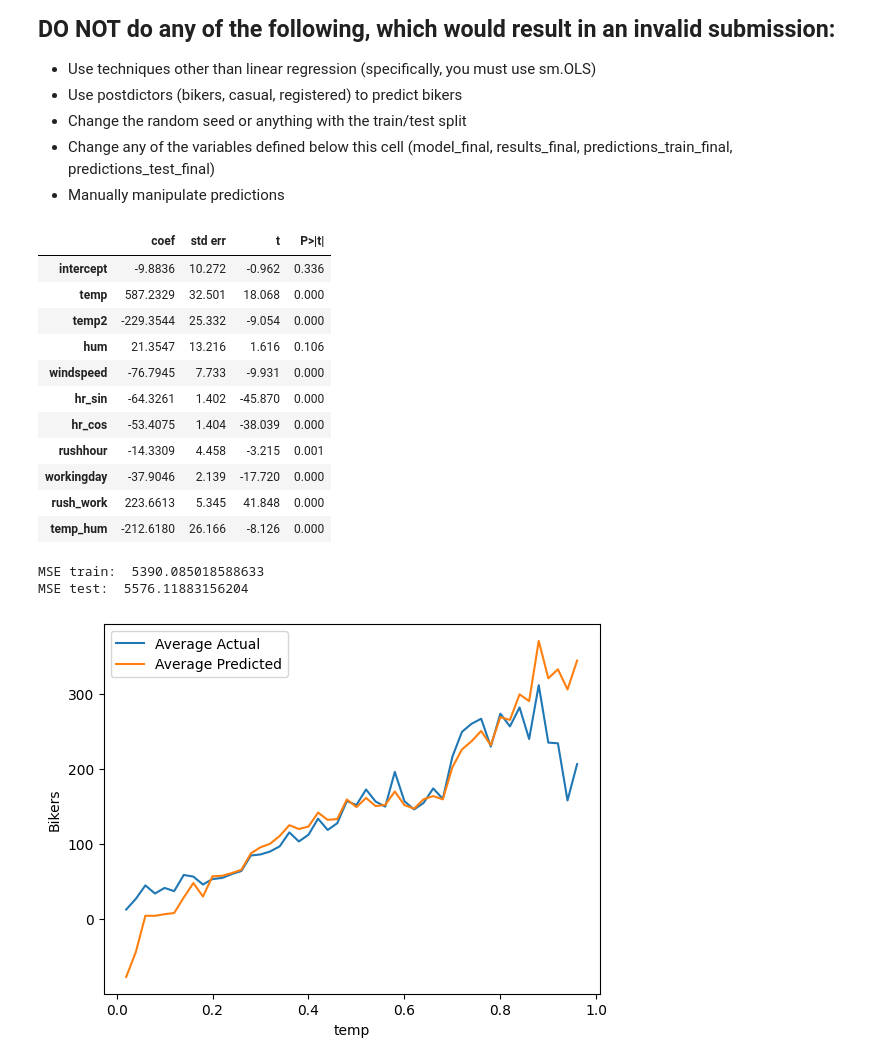
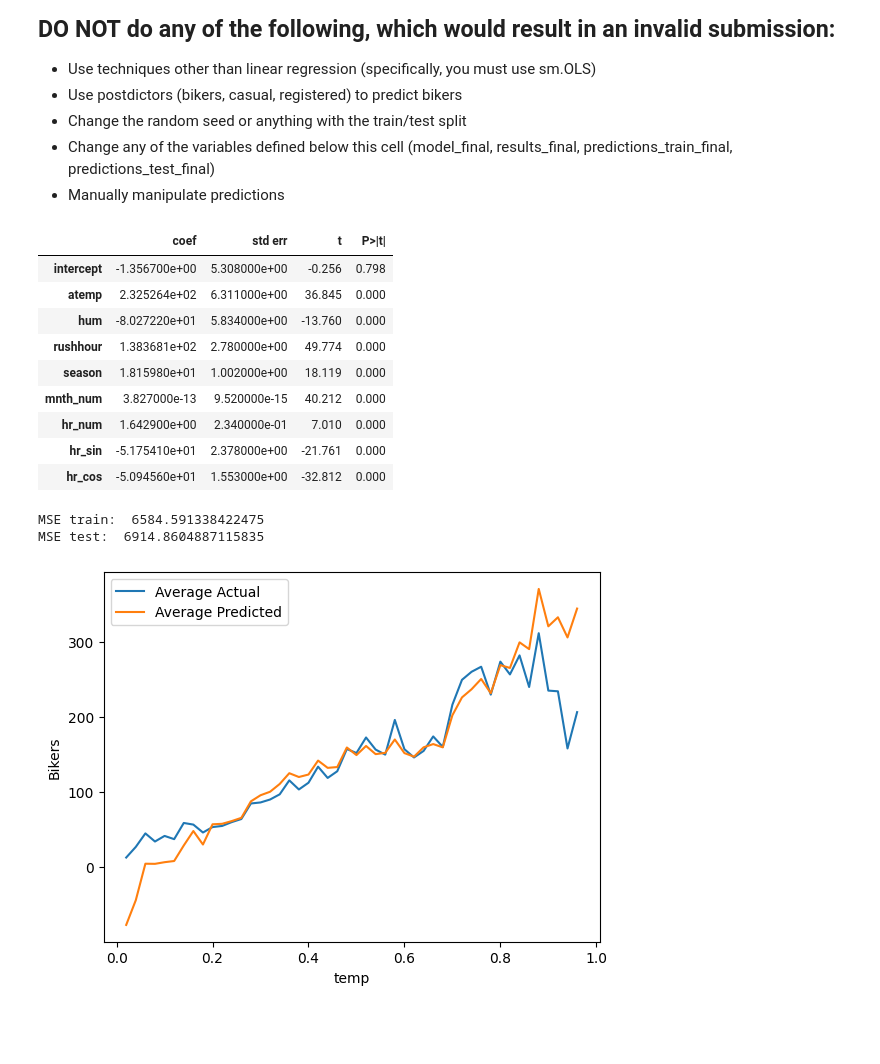
Before and after one commit to brl22020/code_2600, a Jupyter notebook: mod05_nonlinear.ipynb, the cells around one changed output. Saved outputs shown, nothing was run; the diff lists cells and outputs as text; code cells hidden in the pictures; blank space fills up the shorter version.

```diff
--- a/mod05_nonlinear.ipynb
+++ b/mod05_nonlinear.ipynb
@@ -316,44 +316,40 @@ def mse(y_true, y_pred):
     return np.mean((y_true - y_pred)**2)
 
 for df in [Train, Test, X_train, X_test]:
-    # Polynomial term: temperature squared
-    df['temp2'] = df['temp']**2
-    # Interaction: Rush hour is much more predictive on working days
-    df['rush_work'] = df['rushhour'] * df['workingday']
-    # Interaction: Temperature and humidity (the "feels like" effect)
-    df['temp_hum'] = df['temp'] * df['hum']
+
+    X_train['mnth_num'] = pd.to_numeric(X_train['mnth'], errors='coerce').fillna(0)
+    X_test['mnth_num'] = pd.to_numeric(X_test['mnth'], errors='coerce').fillna(0)
+
+    X_train['hr_num'] = pd.to_numeric(X_train['hr'], errors='coerce').fillna(0)
+    X_test['hr_num'] = pd.to_numeric(X_test['hr'], errors='coerce').fillna(0)
 # %%
 # Build your linear regression model here.
 vars_to_include = [
     'intercept',
-    'temp',
-    'temp2',
+    'atemp',
     'hum',
-    'windspeed',
+    'rushhour',
+    'season',
+    'mnth_num',
+    'hr_num',
     'hr_sin',
     'hr_cos',
-    'rushhour',
-    'workingday',
-    'rush_work',
-    'temp_hum'
 ]
 
 model_final = sm.OLS(y_train, X_train[vars_to_include])
 results_final = model_final.fit()
 summarize(results_final)
 # %% [output]
 |  | coef | std err | t | P>|t| |
-| intercept | -9.8836 | 10.272 | -0.962 | 0.336 |
-| temp | 587.2329 | 32.501 | 18.068 | 0.000 |
-| temp2 | -229.3544 | 25.332 | -9.054 | 0.000 |
-| hum | 21.3547 | 13.216 | 1.616 | 0.106 |
-| windspeed | -76.7945 | 7.733 | -9.931 | 0.000 |
-| hr_sin | -64.3261 | 1.402 | -45.870 | 0.000 |
-| hr_cos | -53.4075 | 1.404 | -38.039 | 0.000 |
-| rushhour | -14.3309 | 4.458 | -3.215 | 0.001 |
-| workingday | -37.9046 | 2.139 | -17.720 | 0.000 |
-| rush_work | 223.6613 | 5.345 | 41.848 | 0.000 |
-| temp_hum | -212.6180 | 26.166 | -8.126 | 0.000 |
+| intercept | -1.356700e+00 | 5.308000e+00 | -0.256 | 0.798 |
+| atemp | 2.325264e+02 | 6.311000e+00 | 36.845 | 0.000 |
+| hum | -8.027220e+01 | 5.834000e+00 | -13.760 | 0.000 |
+| rushhour | 1.383681e+02 | 2.780000e+00 | 49.774 | 0.000 |
+| season | 1.815980e+01 | 1.002000e+00 | 18.119 | 0.000 |
+| mnth_num | 3.827000e-13 | 9.520000e-15 | 40.212 | 0.000 |
+| hr_num | 1.642900e+00 | 2.340000e-01 | 7.010 | 0.000 |
+| hr_sin | -5.175410e+01 | 2.378000e+00 | -21.761 | 0.000 |
+| hr_cos | -5.094560e+01 | 1.553000e+00 | -32.812 | 0.000 |
 # %%
 predictions_train_final = predict(X_train[vars_to_include], results_final)
 print('MSE train: ', mse(y_train, predictions_train_final))
@@ -361,8 +357,8 @@ print('MSE train: ', mse(y_train, predictions_train_final))
 predictions_test_final = predict(X_test[vars_to_include], results_final)
 print('MSE test: ', mse(y_test, predictions_test_final))
 # %% [output]
-MSE train:  5390.085018588633
-MSE test:  5576.11883156204
+MSE train:  6584.591338422475
+MSE test:  6914.8604887115835
 # %%
 plot_avg_actual_vs_predicted_by_feature(X=X_train,
                                         y=y_train,
```
